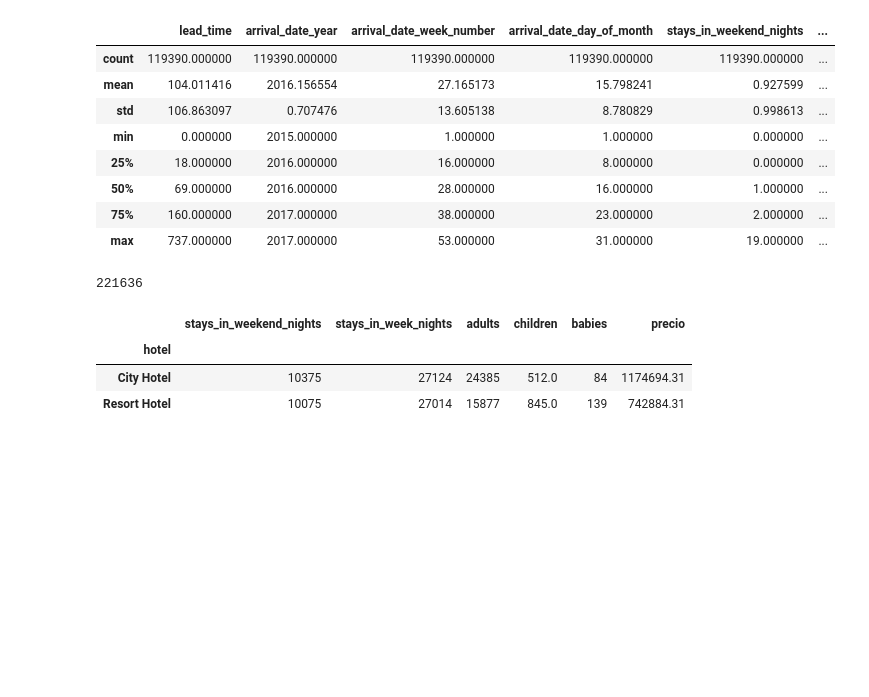
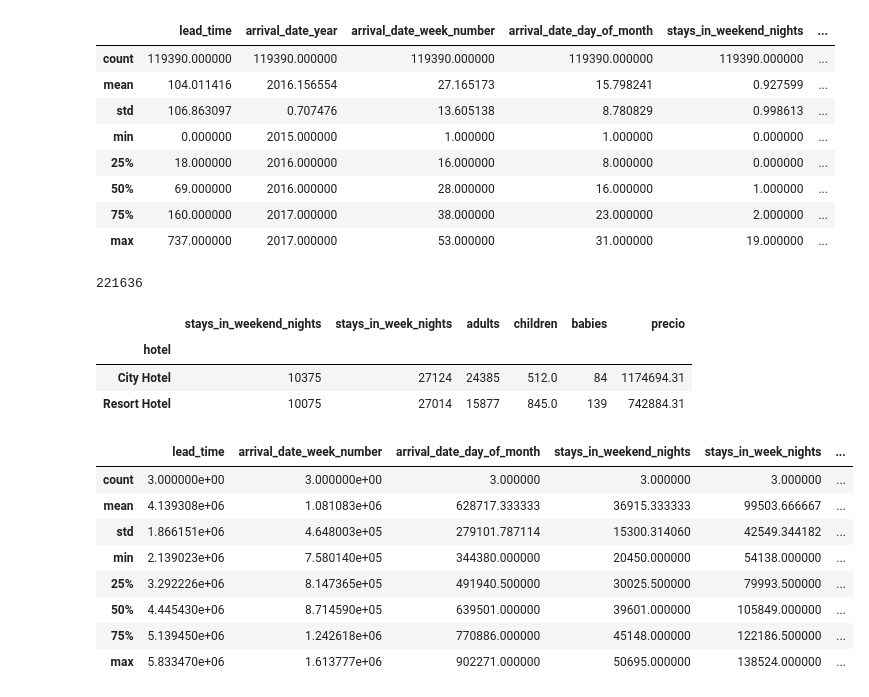
Before and after one commit to Danielrosvill/hoteles_python, a Jupyter notebook: hoteles_python.ipynb, the cells around one changed output. Saved outputs shown, nothing was run; the diff lists cells and outputs as text; code cells hidden in the pictures; blank space fills up the shorter version.

```diff
--- a/hoteles_python.ipynb
+++ b/hoteles_python.ipynb
@@ -202,3 +202,15 @@ data_por_año2
 | hotel |  |  |  |  |  |  |
 | City Hotel | 10375 | 27124 | 24385 | 512.0 | 84 | 1174694.31 |
 | Resort Hotel | 10075 | 27014 | 15877 | 845.0 | 139 | 742884.31 |
+# %%
+data_por_año.describe()
+# %% [output]
+|  | lead_time | arrival_date_week_number | arrival_date_day_of_month | stays_in_weekend_nights | stays_in_week_nights | ... |
+| count | 3.000000e+00 | 3.000000e+00 | 3.000000 | 3.000000 | 3.000000 | ... |
+| mean | 4.139308e+06 | 1.081083e+06 | 628717.333333 | 36915.333333 | 99503.666667 | ... |
+| std | 1.866151e+06 | 4.648003e+05 | 279101.787114 | 15300.314060 | 42549.344182 | ... |
+| min | 2.139023e+06 | 7.580140e+05 | 344380.000000 | 20450.000000 | 54138.000000 | ... |
+| 25% | 3.292226e+06 | 8.147365e+05 | 491940.500000 | 30025.500000 | 79993.500000 | ... |
+| 50% | 4.445430e+06 | 8.714590e+05 | 639501.000000 | 39601.000000 | 105849.000000 | ... |
+| 75% | 5.139450e+06 | 1.242618e+06 | 770886.000000 | 45148.000000 | 122186.500000 | ... |
+| max | 5.833470e+06 | 1.613777e+06 | 902271.000000 | 50695.000000 | 138524.000000 | ... |
```
